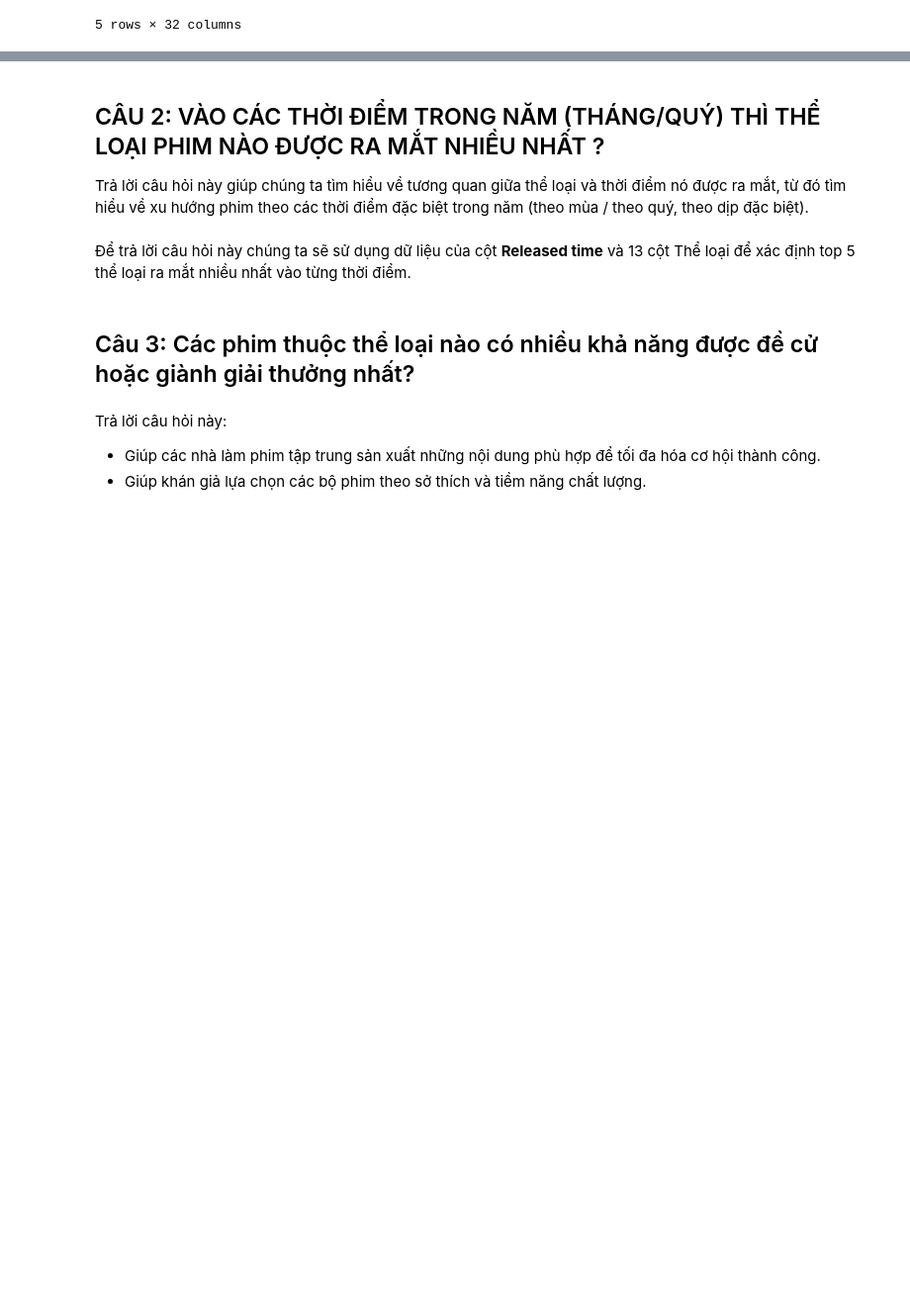
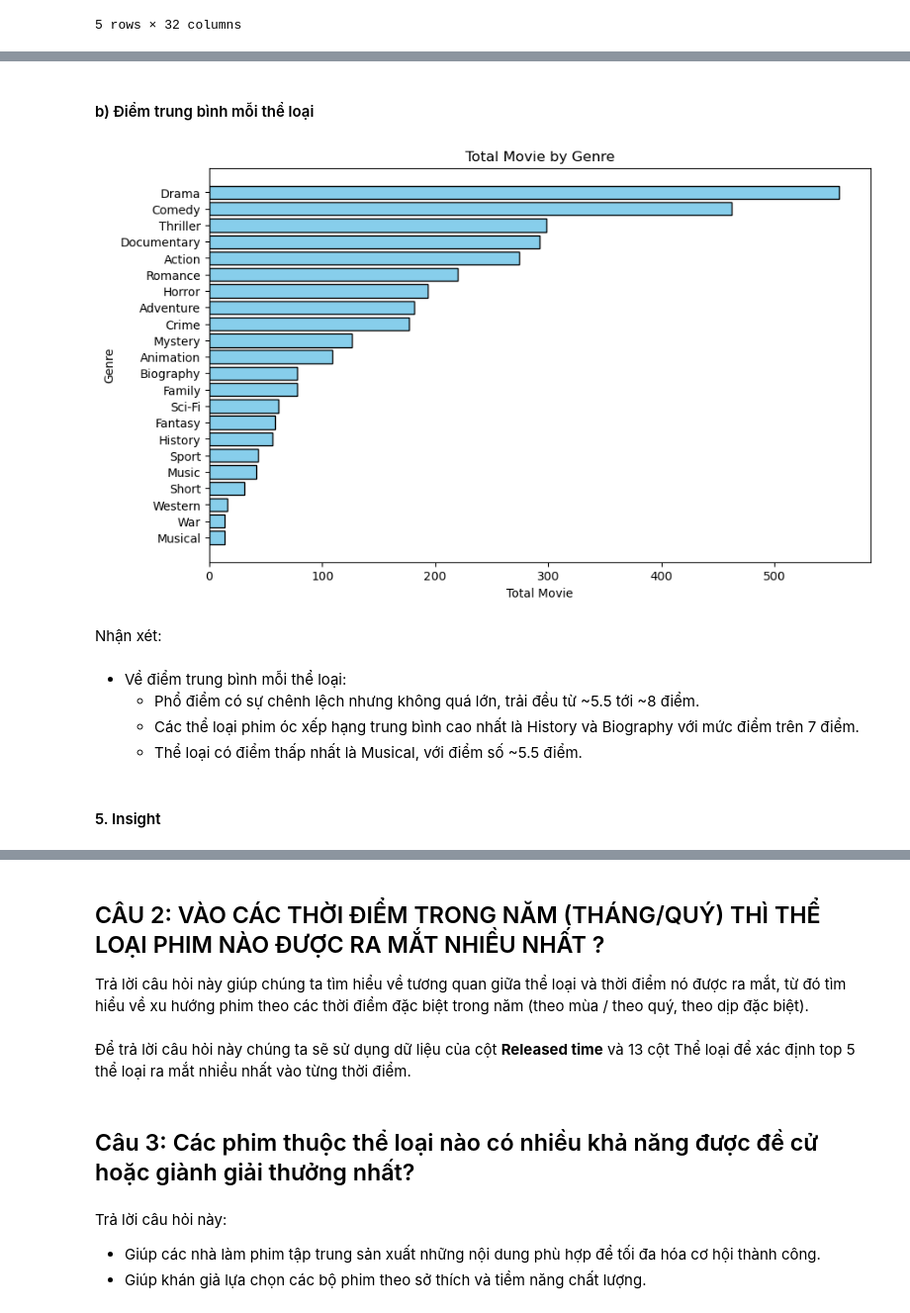
Before and after one commit to alpaca3000/IntroToDS, a Jupyter notebook: Source_codes/AnsweringQuestion.ipynb, the cells around one changed output, grey strips where cells are left out. Shown at 99% size. Cells and saved outputs as stored; diff of their text form; code cells hidden in the pictures; blank space fills up the shorter version.

```diff
--- a/Source_codes/AnsweringQuestion.ipynb
+++ b/Source_codes/AnsweringQuestion.ipynb
@@ -105 +125,21 @@ plt.show()
+# %% [markdown]
+#### b) Điểm trung bình mỗi thể loại
+# %%
+plt.figure(figsize=(10, 6))
+plt.barh(genre_most_movie['Genre'], genre_most_movie['Total Movie'], color='skyblue', edgecolor='black')
+plt.xlabel('Total Movie')
+plt.ylabel('Genre')
+plt.title('Total Movie by Genre')
+plt.show()
+# %% [output]
+[figure, added]
+# %% [markdown]
+Nhận xét:
+# %% [markdown]
+- Về điểm trung bình mỗi thể loại:
+    + Phổ điểm có sự chênh lệch nhưng không quá lớn, trải đều từ ~5.5 tới ~8 điểm.
+    + Các thể loại phim óc xếp hạng trung bình cao nhất là History và Biography với mức điểm trên 7 điểm.
+    + Thể loại có điểm thấp nhất là Musical, với điểm số ~5.5 điểm.
+# %% [markdown]
+#### 5. Insight
 # %% [markdown]
```
Also changed, not shown: parts of 16 cells of this notebook.
